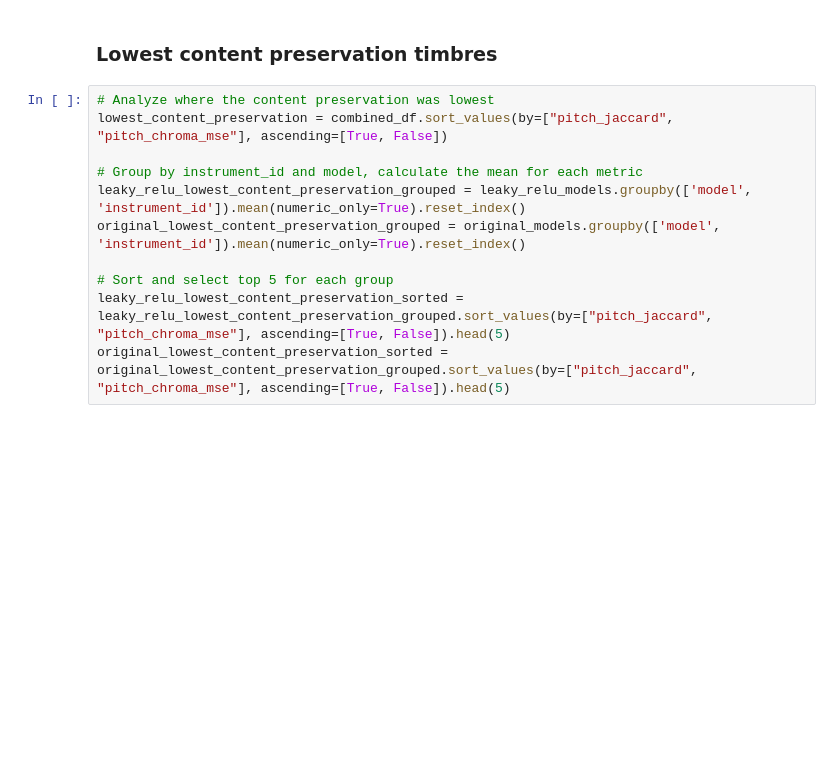
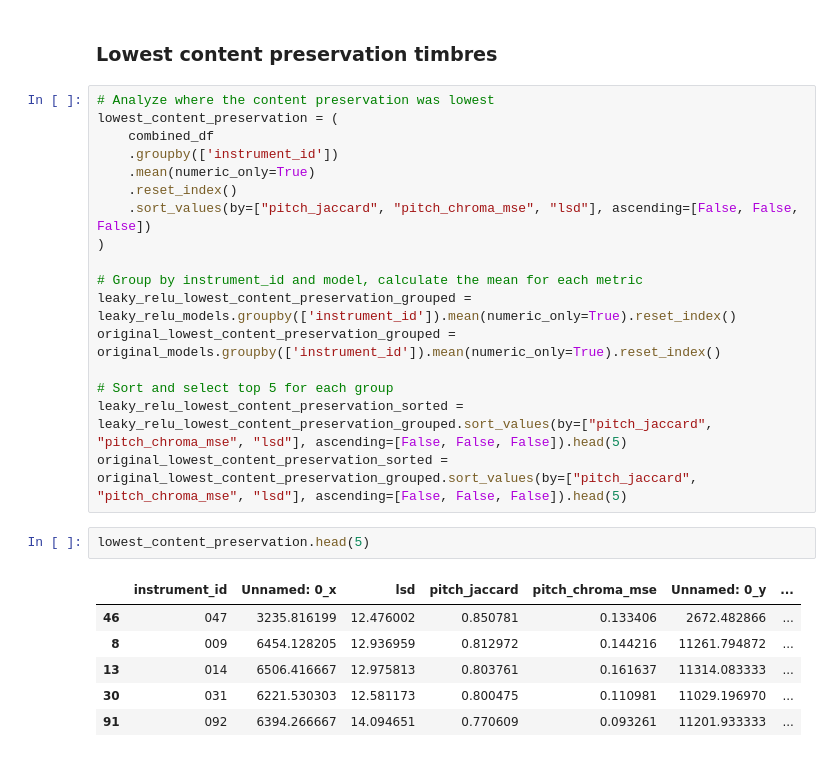
Before and after one commit to wojtekk23/ss-vq-vae, a Jupyter notebook: experiments/Thesis Visualizations and Analyses.ipynb, the cells around one changed output. Saved outputs shown, nothing was run; the diff lists cells and outputs as text; blank space fills up the shorter version.

```diff
--- a/experiments/Thesis Visualizations and Analyses.ipynb
+++ b/experiments/Thesis Visualizations and Analyses.ipynb
@@ -309,15 +324,30 @@ original_difficult_timbres_sorted
 ### Lowest content preservation timbres
 # %%
 # Analyze where the content preservation was lowest
-lowest_content_preservation = combined_df.sort_values(by=["pitch_jaccard", "pitch_chroma_mse"], ascending=[True, False])
+lowest_content_preservation = (
+    combined_df
+    .groupby(['instrument_id'])
+    .mean(numeric_only=True)
+    .reset_index()
+    .sort_values(by=["pitch_jaccard", "pitch_chroma_mse", "lsd"], ascending=[False, False, False])
+)
 
 # Group by instrument_id and model, calculate the mean for each metric
-leaky_relu_lowest_content_preservation_grouped = leaky_relu_models.groupby(['model', 'instrument_id']).mean(numeric_only=True).reset_index()
-original_lowest_content_preservation_grouped = original_models.groupby(['model', 'instrument_id']).mean(numeric_only=True).reset_index()
+leaky_relu_lowest_content_preservation_grouped = leaky_relu_models.groupby(['instrument_id']).mean(numeric_only=True).reset_index()
+original_lowest_content_preservation_grouped = original_models.groupby(['instrument_id']).mean(numeric_only=True).reset_index()
 
 # Sort and select top 5 for each group
-leaky_relu_lowest_content_preservation_sorted = leaky_relu_lowest_content_preservation_grouped.sort_values(by=["pitch_jaccard", "pitch_chroma_mse"], ascending=[True, False]).head(5)
-original_lowest_content_preservation_sorted = original_lowest_content_preservation_grouped.sort_values(by=["pitch_jaccard", "pitch_chroma_mse"], ascending=[True, False]).head(5)
+leaky_relu_lowest_content_preservation_sorted = leaky_relu_lowest_content_preservation_grouped.sort_values(by=["pitch_jaccard", "pitch_chroma_mse", "lsd"], ascending=[False, False, False]).head(5)
+original_lowest_content_preservation_sorted = original_lowest_content_preservation_grouped.sort_values(by=["pitch_jaccard", "pitch_chroma_mse", "lsd"], ascending=[False, False, False]).head(5)
+# %%
+lowest_content_preservation.head(5)
+# %% [output]
+|  | instrument_id | Unnamed: 0_x | lsd | pitch_jaccard | pitch_chroma_mse | Unnamed: 0_y | ... |
+| 46 | 047 | 3235.816199 | 12.476002 | 0.850781 | 0.133406 | 2672.482866 | ... |
+| 8 | 009 | 6454.128205 | 12.936959 | 0.812972 | 0.144216 | 11261.794872 | ... |
+| 13 | 014 | 6506.416667 | 12.975813 | 0.803761 | 0.161637 | 11314.083333 | ... |
+| 30 | 031 | 6221.530303 | 12.581173 | 0.800475 | 0.110981 | 11029.196970 | ... |
+| 91 | 092 | 6394.266667 | 14.094651 | 0.770609 | 0.093261 | 11201.933333 | ... |
 # %%
 leaky_relu_lowest_content_preservation_sorted
 # %% [output]
```
Also changed, not shown: parts of 6 cells of this notebook.
